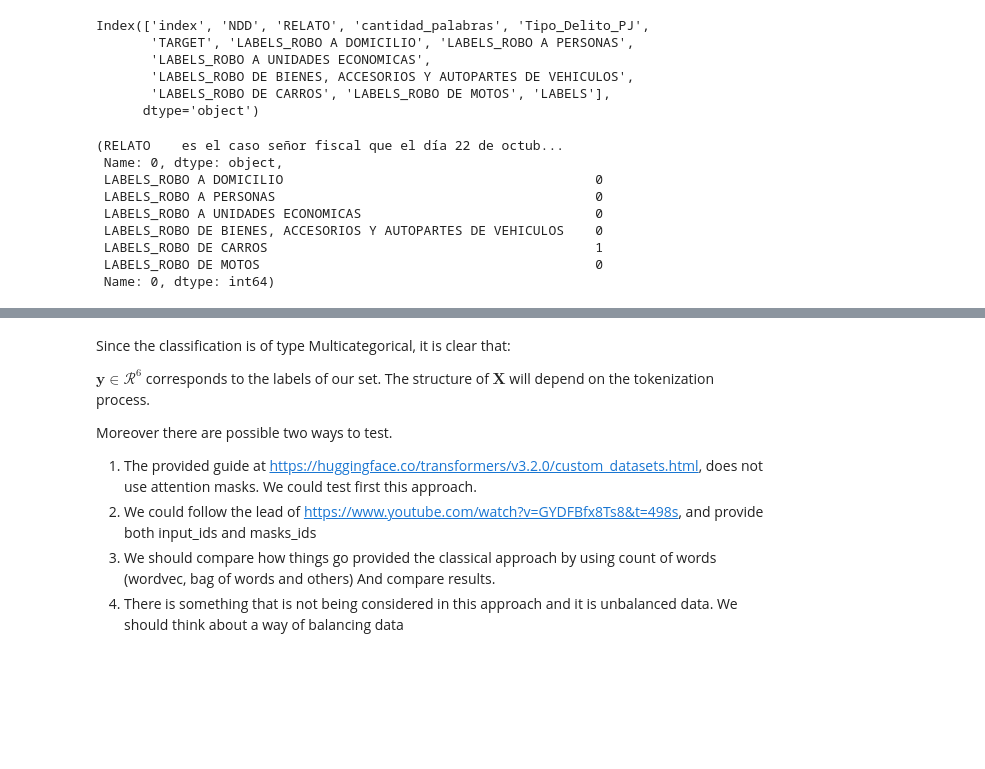
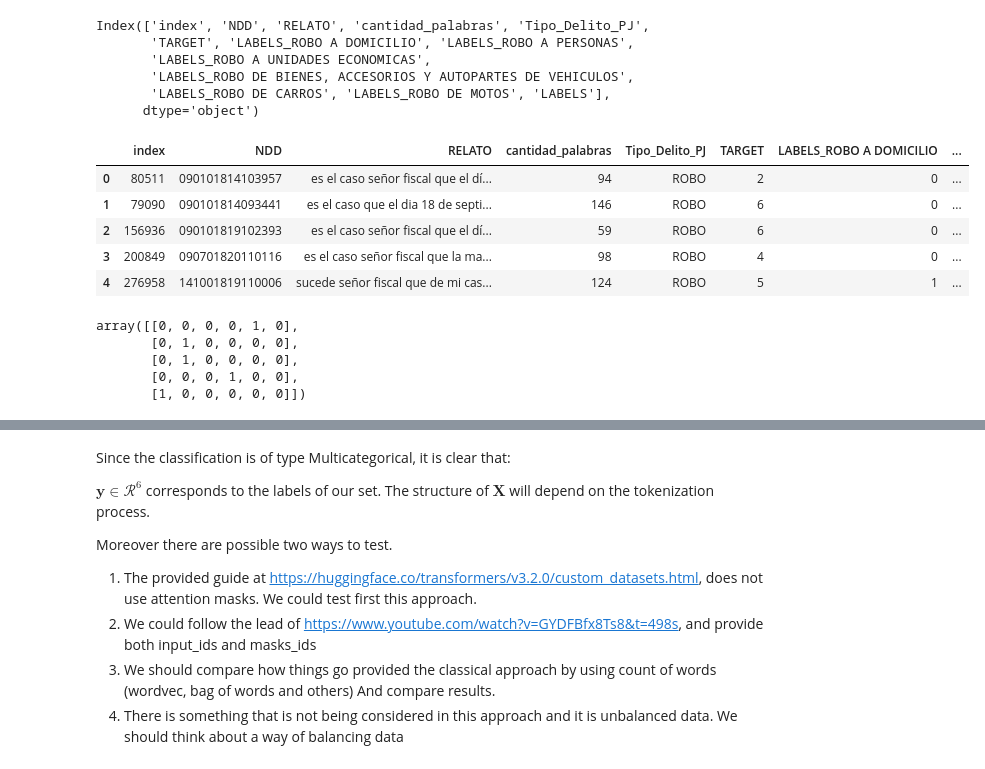
Before and after one commit to LeninGF/clasificaion_robos_fge, a Jupyter notebook: model_train.ipynb, the cells around one changed output, grey strips where cells are left out. Saved outputs shown, nothing was run; the diff lists cells and outputs as text; code cells hidden in the pictures; blank space fills up the shorter version.

```diff
--- a/model_train.ipynb
+++ b/model_train.ipynb
@@ -65,12 +87,19 @@ Y_set = dataset_df[['LABELS_ROBO A DOMICILIO',
 # %%
-X_set.iloc[0,:], Y_set.iloc[0,:]
+# X_set.iloc[0,:], Y_set.iloc[0,:]
-# %% [output]
-(RELATO    es el caso señor fiscal que el día 22 de octub...
- Name: 0, dtype: object,
- LABELS_ROBO A DOMICILIO                                        0
- LABELS_ROBO A PERSONAS                                         0
- LABELS_ROBO A UNIDADES ECONOMICAS                              0
- LABELS_ROBO DE BIENES, ACCESORIOS Y AUTOPARTES DE VEHICULOS    0
- LABELS_ROBO DE CARROS                                          1
- LABELS_ROBO DE MOTOS                                           0
- Name: 0, dtype: int64)
+# %%
+dataset_df.head()
+# %% [output]
+|  | index | NDD | RELATO | cantidad_palabras | Tipo_Delito_PJ | TARGET | LABELS_ROBO A DOMICILIO | ... |
+| 0 | 80511 | 090101814103957 | es el caso señor fiscal que el dí... | 94 | ROBO | 2 | 0 | ... |
+| 1 | 79090 | 090101814093441 | es el caso que el dia 18 de septi... | 146 | ROBO | 6 | 0 | ... |
+| 2 | 156936 | 090101819102393 | es el caso señor fiscal que el dí... | 59 | ROBO | 6 | 0 | ... |
+| 3 | 200849 | 090701820110116 | es el caso señor fiscal que la ma... | 98 | ROBO | 4 | 0 | ... |
+| 4 | 276958 | 141001819110006 | sucede señor fiscal que de mi cas... | 124 | ROBO | 5 | 1 | ... |
+# %%
+Y_set[:5,:]
+# %% [output]
+array([[0, 0, 0, 0, 1, 0],
+       [0, 1, 0, 0, 0, 0],
+       [0, 1, 0, 0, 0, 0],
+       [0, 0, 0, 1, 0, 0],
+       [1, 0, 0, 0, 0, 0]])
```
Also changed, not shown: parts of 16 cells of this notebook.
